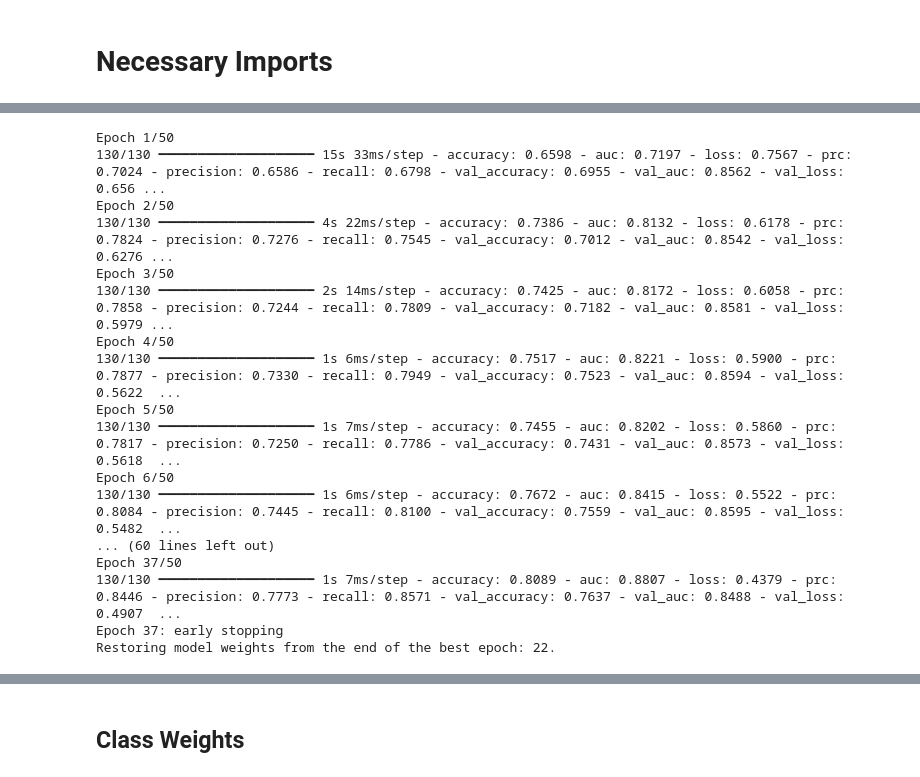
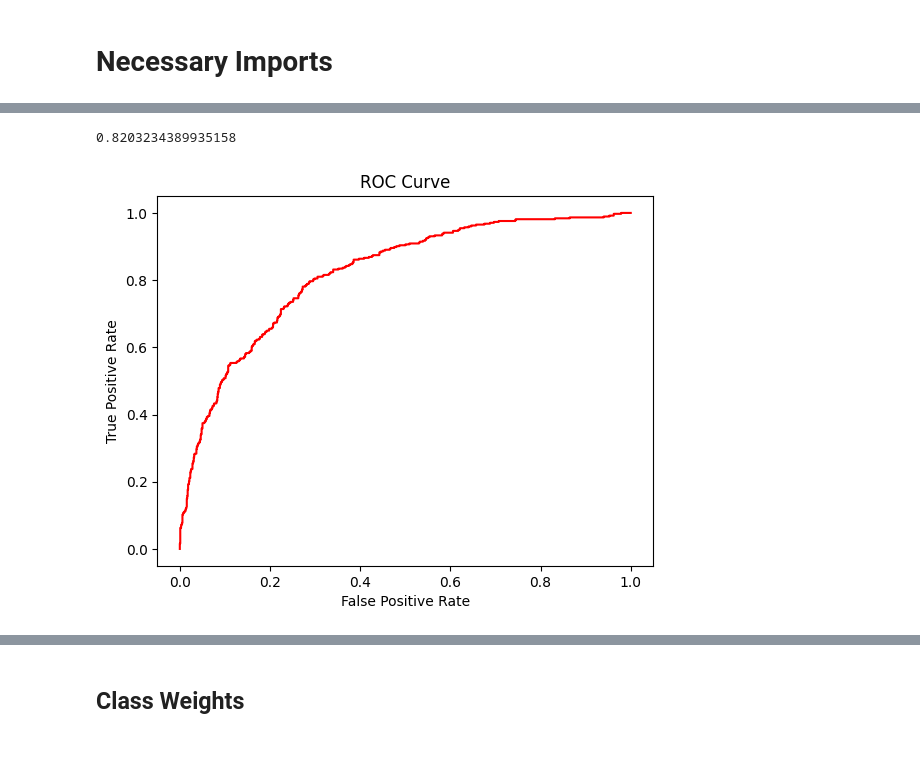
Before and after one commit to SeyedRumaiz/customer-telco-churn, a Jupyter notebook: notebooks/02_Neural_Network.ipynb, the cells around one changed output, grey strips where cells are left out. Drawn from its saved outputs; the diff is of its cells as text; code cells hidden in the pictures; blank space fills up the shorter version.

Commit message:
Updated neural network tuning and preprocessing

```diff
--- a/notebooks/02_Neural_Network.ipynb
+++ b/notebooks/02_Neural_Network.ipynb
@@ -364,0 +238,4 @@ model = build_nn(X_train_selected.shape[1])
+# %%
+selector = SelectKBest(score_func=mutual_info_classif, k=20)
+X_train_selected = selector.fit_transform(X_train_balanced, y_train_balanced)
+X_test_selected = selector.transform(X_test)
@@ -365,3 +244,24 @@ model = build_nn(X_train_selected.shape[1])
+# %%
+def build_nn(input_dim):
+  """
+  Builds a neural network for churn prediction
+  """
+
+  model = keras.Sequential([
+    tf.keras.layers.Input(shape=(input_dim, )),
+    tf.keras.layers.Dense(64, activation='relu'),
+    tf.keras.layers.BatchNormalization(),
+    tf.keras.layers.Dropout(0.4),
+
+    tf.keras.layers.Dense(32, activation='relu', kernel_regularizer=regularizers.l2(0.001)),
+    tf.keras.layers.BatchNormalization(),
+    tf.keras.layers.Dropout(0.4),
+
+    # Output layer
+    tf.keras.layers.Dense(1, activation='sigmoid')  # churn or not
+  ])
+  return model
+model = build_nn(X_train_selected.shape[1])
 # %%
 # Get model summary
 model.summary()
@@ -420,0 +312,7 @@ print(class_weight_dict)
+# %%
+history = model.fit(
+      X_train_selected,
+      y_train_balanced,
+      batch_size=32,
+      epochs=50,
+)
@@ -420,0 +345,4 @@ print(class_weight_dict)
+# %%
+y_test_pred_probs = model.predict(X_test_selected)
+
+y_test_pred = (y_test_pred_probs > 0.5).astype(int)
@@ -421,37 +362,25 @@ print(class_weight_dict)
+# %%
+print(roc_auc_score(y_test, y_test_pred_probs))
+# %% [output]
+0.8203234389935158
+# %%
+fpr, tpr, _ = roc_curve(y_test, y_test_pred_probs)
+
+plt.plot(fpr, tpr, c='r')
+plt.xlabel("False Positive Rate")
+plt.ylabel("True Positive Rate")
+plt.title("ROC Curve")
+plt.show()
+# %% [output]
+[figure, added]
 # %%
+# Perform early stopping
 callbacks = [
       tf.keras.callbacks.EarlyStopping(
         monitor='val_loss',
-        patience=15,  # stop is val loss does not improve in 15 epochs
+        patience=10,  # stop is val loss does not improve in 15 epochs
         mode='min', # lower loss is better
         restore_best_weights=True,
         verbose=1
       )
   ]
-history = model.fit(
-      X_train_selected,
-      y_train_balanced,
-      batch_size=64,
-      epochs=50,
-      validation_data=(X_test_selected, y_test),
-      callbacks=callbacks,
-      class_weight=class_weight_dict
-)
-# %% [output]
-Epoch 1/50
-130/130 ━━━━━━━━━━━━━━━━━━━━ 15s 33ms/step - accuracy: 0.6598 - auc: 0.7197 - loss: 0.7567 - prc: 0.7024 - precision: 0.6586 - recall: 0.6798 - val_accuracy: 0.6955 - val_auc: 0.8562 - val_loss: 0.656 ...
-Epoch 2/50
-130/130 ━━━━━━━━━━━━━━━━━━━━ 4s 22ms/step - accuracy: 0.7386 - auc: 0.8132 - loss: 0.6178 - prc: 0.7824 - precision: 0.7276 - recall: 0.7545 - val_accuracy: 0.7012 - val_auc: 0.8542 - val_loss: 0.6276 ...
-Epoch 3/50
-130/130 ━━━━━━━━━━━━━━━━━━━━ 2s 14ms/step - accuracy: 0.7425 - auc: 0.8172 - loss: 0.6058 - prc: 0.7858 - precision: 0.7244 - recall: 0.7809 - val_accuracy: 0.7182 - val_auc: 0.8581 - val_loss: 0.5979 ...
-Epoch 4/50
-130/130 ━━━━━━━━━━━━━━━━━━━━ 1s 6ms/step - accuracy: 0.7517 - auc: 0.8221 - loss: 0.5900 - prc: 0.7877 - precision: 0.7330 - recall: 0.7949 - val_accuracy: 0.7523 - val_auc: 0.8594 - val_loss: 0.5622  ...
-Epoch 5/50
-130/130 ━━━━━━━━━━━━━━━━━━━━ 1s 7ms/step - accuracy: 0.7455 - auc: 0.8202 - loss: 0.5860 - prc: 0.7817 - precision: 0.7250 - recall: 0.7786 - val_accuracy: 0.7431 - val_auc: 0.8573 - val_loss: 0.5618  ...
-Epoch 6/50
-130/130 ━━━━━━━━━━━━━━━━━━━━ 1s 6ms/step - accuracy: 0.7672 - auc: 0.8415 - loss: 0.5522 - prc: 0.8084 - precision: 0.7445 - recall: 0.8100 - val_accuracy: 0.7559 - val_auc: 0.8595 - val_loss: 0.5482  ...
-... (60 lines left out)
-Epoch 37/50
-130/130 ━━━━━━━━━━━━━━━━━━━━ 1s 7ms/step - accuracy: 0.8089 - auc: 0.8807 - loss: 0.4379 - prc: 0.8446 - precision: 0.7773 - recall: 0.8571 - val_accuracy: 0.7637 - val_auc: 0.8488 - val_loss: 0.4907  ...
-Epoch 37: early stopping
-Restoring model weights from the end of the best epoch: 22.
```
Also changed, not shown: parts of 86 cells of this notebook.
